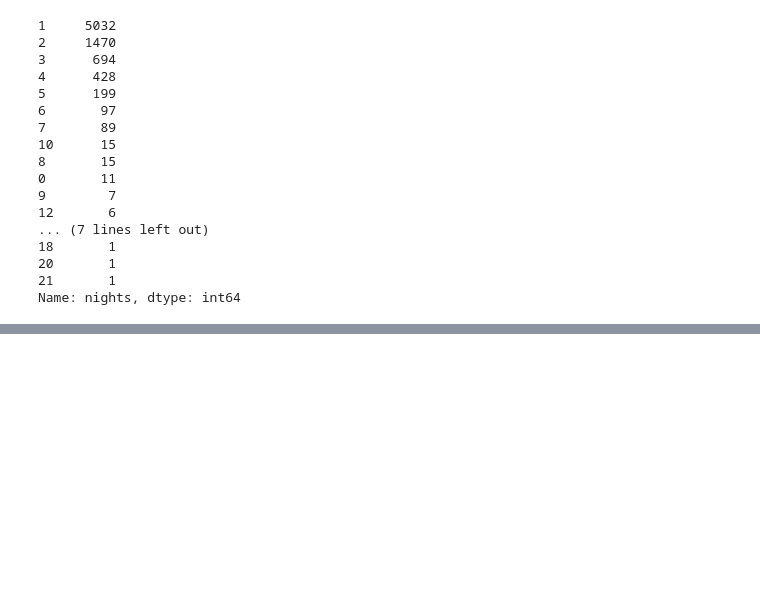
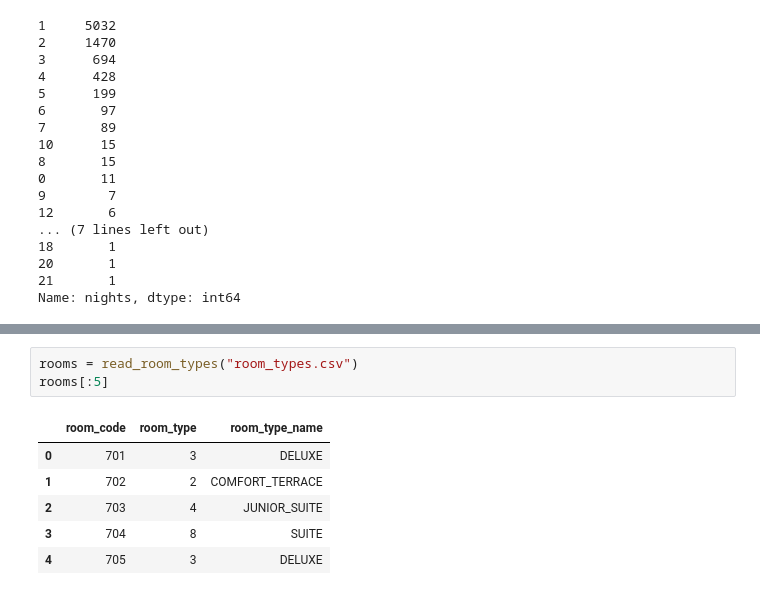
Before and after one commit to lauurasarabia/Hotel_Dashboard, a Jupyter notebook: reading.ipynb, the cells around one changed output, grey strips where cells are left out. Drawn from its saved outputs; the diff is of its cells as text; blank space fills up the shorter version.

```diff
--- a/reading.ipynb
+++ b/reading.ipynb
@@ -119,0 +142,10 @@ reservations_cleaning[reservations_cleaning['nights'] == 0]
+# %%
+rooms = read_room_types("room_types.csv")
+rooms[:5]
+# %% [output]
+|  | room_code | room_type | room_type_name |
+| 0 | 701 | 3 | DELUXE |
+| 1 | 702 | 2 | COMFORT_TERRACE |
+| 2 | 703 | 4 | JUNIOR_SUITE |
+| 3 | 704 | 8 | SUITE |
+| 4 | 705 | 3 | DELUXE |
```
Also changed, not shown: parts of 17 cells of this notebook, 4 other files.
